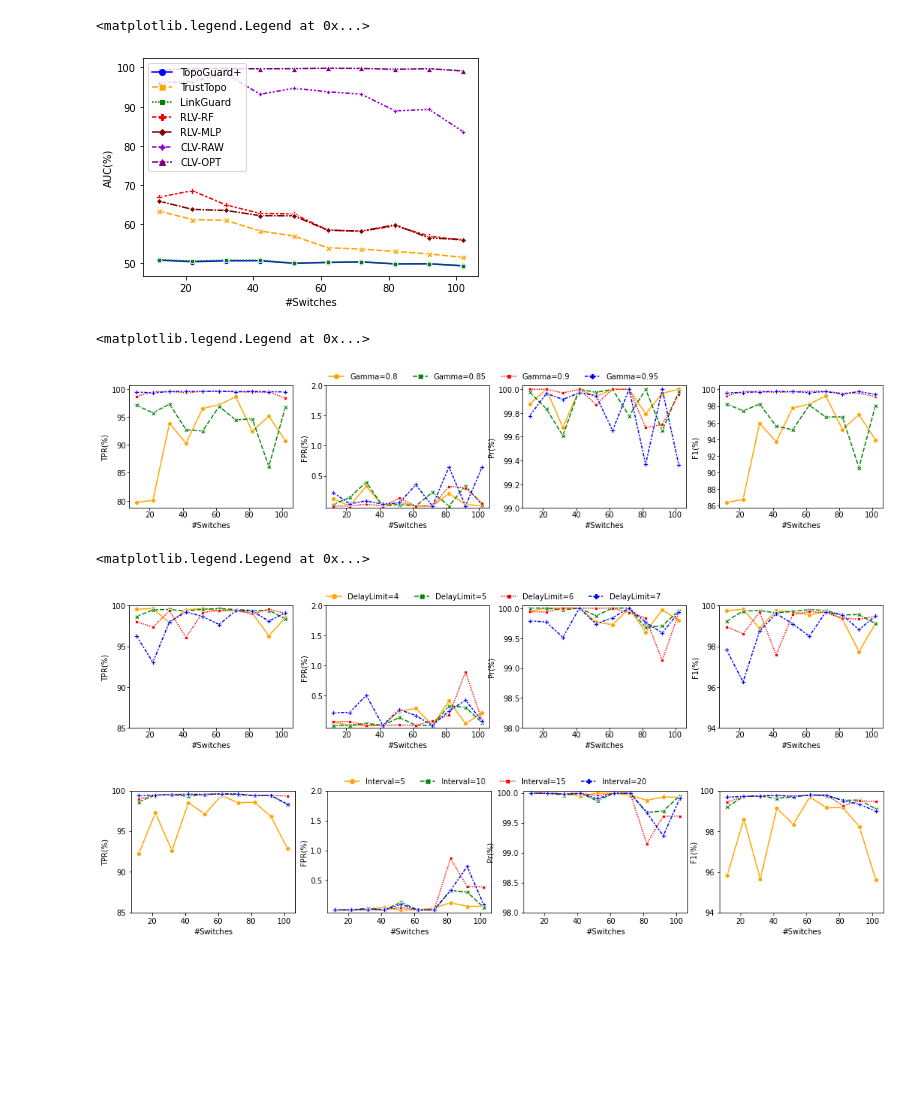
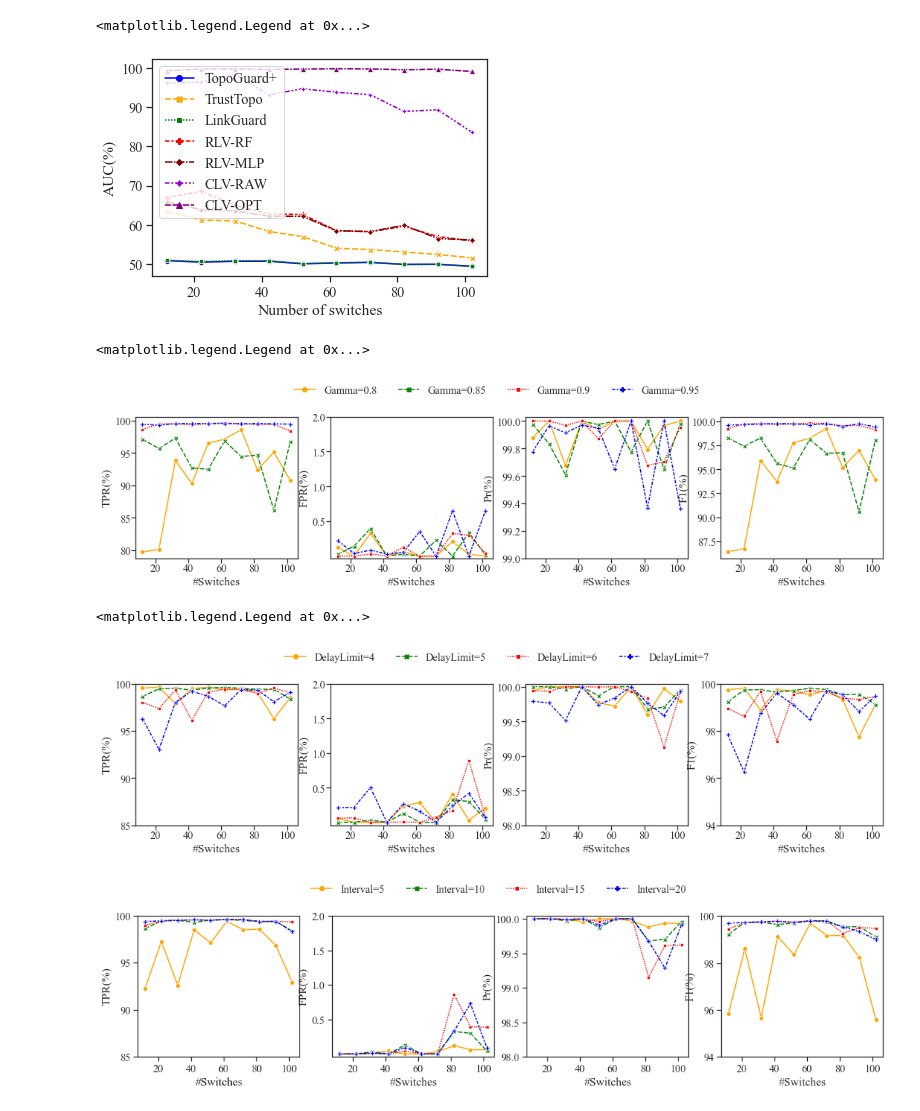
Before and after one commit to fragileeye/CLV, a Jupyter notebook: code/compare/draw.ipynb, the cells around one changed output. Cells and saved outputs as stored; diff of their text form; code cells hidden in the pictures; blank space fills up the shorter version.

```diff
--- a/code/compare/draw.ipynb
+++ b/code/compare/draw.ipynb
@@ -11,6 +11,8 @@ from sklearn.neural_network import MLPClassifier
 from sklearn.model_selection import train_test_split
 from sklearn.metrics import roc_curve
 import bisect
+# %%
+sns.set_theme(style='ticks', font='Times New Roman', font_scale=1.3)
 # %%
 methods = ['TopoGuard+', 'TrustTopo', 'LinkGuard', 'RLV-RF',
            'RLV-MLP', 'CLV-RAW', 'CLV-OPT']
@@ -67,17 +69,18 @@ for scale in scales:
         (stats[dir]['AUC']).append(np.round(med_auc, 4))
 # %%
 indicators = ['TPR', 'FPR', 'Pr', 'F1']
-f, axes = plt.subplots(1, len(indicators), figsize=(18, 3))
+f, axes = plt.subplots(1, len(indicators), figsize=(15, 3))
 index = [scale+2 for scale in scales]
 for i, ind in enumerate(indicators):
     data = np.array([stats[dir][ind] for dir in log_dirs])
     df = pd.DataFrame(data.T, index=index, columns=methods)
     ax = sns.lineplot(data=df, markers=True, ax=axes[i], palette=colors)
-    ax.set_xlabel('#Switches')
+    ax.set_xlabel('Number of switches')
     ax.set_ylabel('{}(%)'.format(ind))
     ax.legend_.remove()
 
 lines, labels = f.axes[-1].get_legend_handles_labels()
-f.legend(lines, labels, frameon=False, loc='upper center', bbox_to_anchor=(0.5, 1), ncol=len(methods))
-f.savefig('performance.png', format='png', bbox_inches='tight', dpi=300, transparent=True)
+f.legend(lines, labels, frameon=False, loc='upper center', bbox_to_anchor=(0.5, 1.1), ncol=len(methods))
+f.tight_layout()
+f.savefig('performance.png', format='png', bbox_inches='tight', dpi=300)
 # %% [output]
@@ -84,0 +88,21 @@ f.savefig('performance.png', format='png', bbox_inches='tight', dpi=300, transpa
+# %%
+indicators = ['TPR', 'FPR', 'Pr', 'F1']
+titles = ['(a) Attack detection',
+          '(b) False alarm',
+          '(c) Precision',
+          '(d) F1-score']
+f, axes = plt.subplots(2, len(indicators)//2, figsize=(12, 9))
+index = [scale+2 for scale in scales]
+for i, ind in enumerate(indicators):
+    data = np.array([stats[dir][ind] for dir in log_dirs])
+    df = pd.DataFrame(data.T, index=index, columns=methods)
+    ax = sns.lineplot(data=df, markers=True, ax=axes[i//2][i%2], palette=colors)
+    ax.set_xlabel('Number of switches')
+    ax.set_ylabel('{}(%)'.format(ind))
+    ax.legend_.remove()
+    ax.set_title(titles[i])
+
+lines, labels = f.axes[-1].get_legend_handles_labels()
+f.legend(lines, labels, frameon=False, loc='upper center', bbox_to_anchor=(0.5, 1.05), ncol=len(methods), fontsize=12)
+f.tight_layout()
+f.savefig('performance_2.png', format='png', bbox_inches='tight', dpi=300)
@@ -91,12 +117,12 @@ data = np.array([
 
 data = pd.DataFrame(data.T, index=index, columns=methods)
 ax = sns.lineplot(data=data, markers=True, palette=colors)
-ax.set_xlabel('#Switches')
+ax.set_xlabel('Number of switches')
 ax.set_ylabel('AUC(%)')
 ax.legend(loc='upper left')
 # %% [output]
 <matplotlib.legend.Legend at 0x...>
-[figure, old version]
+[figure, new version]
 # %%
 gammas = [0.8, 0.85, 0.9, 0.95]
 
@@ -150,32 +176,32 @@ for scale in scales:
         (stats[key]['AUC']).append(np.round(med_auc, 4))
 # %%
 indicators = ['TPR', 'FPR', 'Pr', 'F1']
-f, axes = plt.subplots(1, len(indicators), figsize=(18, 3))
+f, axes = plt.subplots(1, len(indicators), figsize=(18, 3.5))
 
 columns = ['Gamma={}'.format(g) for g in gammas]
 
 for i, ind in enumerate(indicators):
     data = np.array([
             stats['gamma_0.8'][ind],
             stats['gamma_0.85'][ind],
             stats['gamma_0.9'][ind],
             stats['gamma_0.95'][ind]])
     df = pd.DataFrame(data.T, index=index, columns=columns)
     ax = sns.lineplot(data=df, markers=True, ax=axes[i], palette=colors)
     if ind == 'FPR':
         ax.set_yticks([0.5, 1, 1.5, 2])
     elif ind == 'Pr':
         ax.set_yticks([99, 99.2, 99.4, 99.6, 99.8, 100])
     ax.tick_params(pad=0)
     ax.set_xlabel('#Switches')
     ax.set_ylabel('{}(%)'.format(ind))
     ax.legend_.remove()
 
 lines, labels = f.axes[-1].get_legend_handles_labels()
-f.legend(lines, labels, frameon=False, loc='upper center', bbox_to_anchor=(0.5, 1), ncol=len(gammas))
+f.legend(lines, labels, frameon=False, loc='upper center', bbox_to_anchor=(0.5, 1.1), ncol=len(gammas))
 # %% [output]
 <matplotlib.legend.Legend at 0x...>
-[figure, old version]
+[figure, new version]
 # %%
 DelayLimit = [4, 5, 6, 7]
 
@@ -229,7 +255,7 @@ for scale in scales:
         (stats[key]['AUC']).append(np.round(med_auc, 4))
 # %%
 indicators = ['TPR', 'FPR', 'Pr', 'F1']
-f, axes = plt.subplots(1, len(indicators), figsize=(18, 3))
+f, axes = plt.subplots(1, len(indicators), figsize=(18, 3.5))
 
 columns = ['DelayLimit={}'.format(d) for d in DelayLimit]
 
@@ -255,10 +281,10 @@ for i, ind in enumerate(indicators):
     ax.legend_.remove()
 
 lines, labels = f.axes[-1].get_legend_handles_labels()
-f.legend(lines, labels, frameon=False, loc='upper center', bbox_to_anchor=(0.5, 1), ncol=len(gammas))
+f.legend(lines, labels, frameon=False, loc='upper center', bbox_to_anchor=(0.5, 1.1), ncol=len(gammas))
 # %% [output]
 <matplotlib.legend.Legend at 0x...>
-[figure, old version]
+[figure, new version]
 # %%
 scales = [i for i in range(10, 110, 10)]
 
@@ -314,7 +340,7 @@ for scale in scales:
         (stats[key]['AUC']).append(np.round(med_auc, 4))
 # %%
 indicators = ['TPR', 'FPR', 'Pr', 'F1']
-f, axes = plt.subplots(1, len(indicators), figsize=(18, 3))
+f, axes = plt.subplots(1, len(indicators), figsize=(18, 3.5))
 
 columns = ['Interval={}'.format(d) for d in intervals]
 
@@ -340,10 +366,10 @@ for i, ind in enumerate(indicators):
     ax.set_ylabel('{}(%)'.format(ind))
     ax.legend_.remove()
 lines, labels = f.axes[-1].get_legend_handles_labels()
-f.legend(lines, labels, frameon=False, loc='upper center', bbox_to_anchor=(0.5, 1), ncol=len(gammas))
+f.legend(lines, labels, frameon=False, loc='upper center', bbox_to_anchor=(0.5, 1.1), ncol=len(gammas))
 f.savefig('parameters.png', format='png', bbox_inches='tight', dpi=300, transparent=True)
 # %% [output]
-[figure, old version]
+[figure, new version]
 # %%
 qs = [1e-2, 1e-3, 1e-4, 1e-5]
 gammas = [0.8, 0.85, 0.9, 0.95]
```
Also changed, not shown: parts of 9 cells of this notebook, 34 other files.
